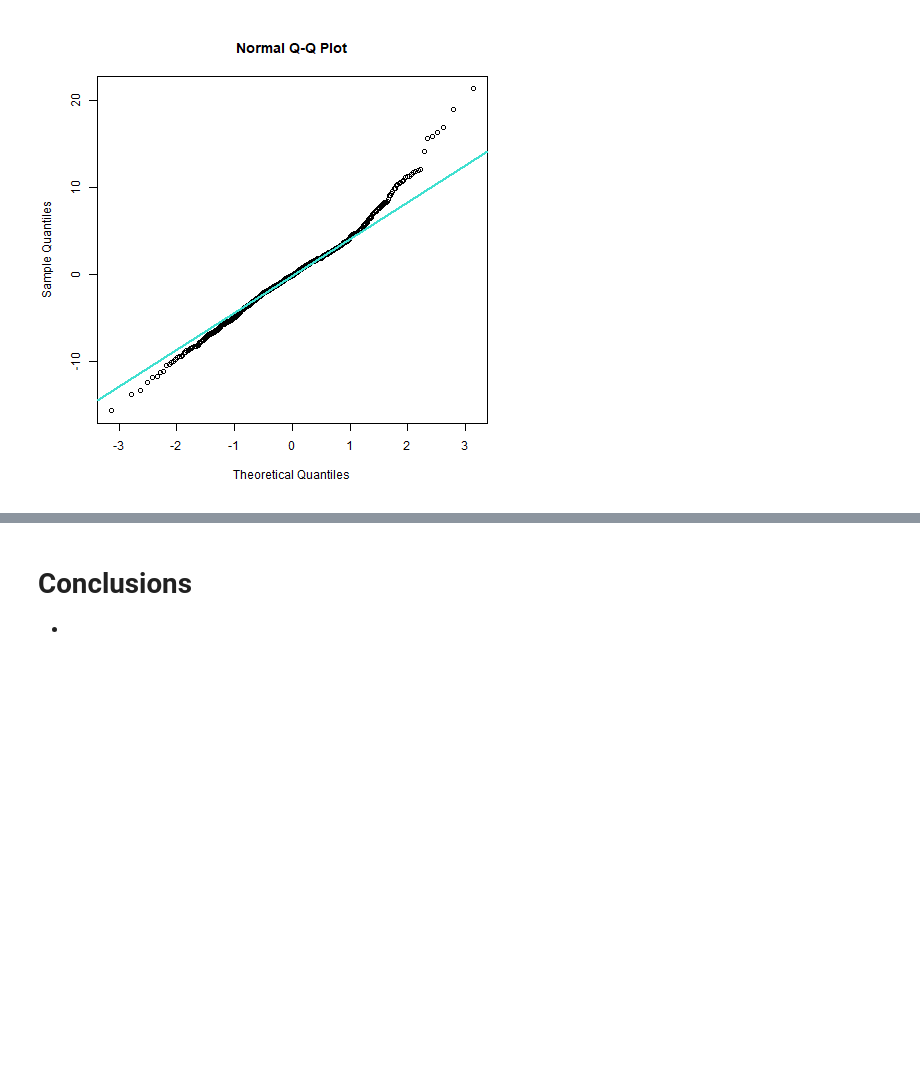
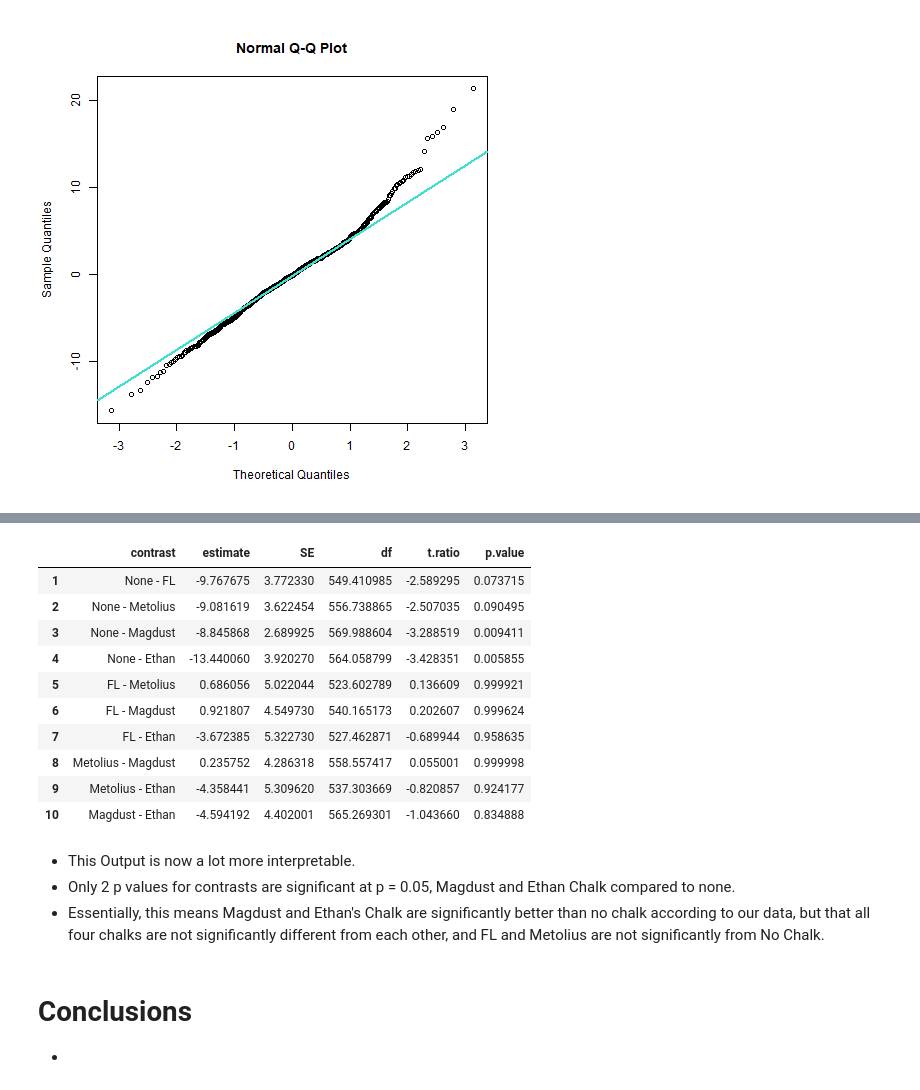
Before and after one commit to another-phytophile/Ethan_Chalk_Project, a Jupyter notebook: Code/Final Report.ipynb, the cells around one changed output, grey strips where cells are left out. Cells and saved outputs as stored; diff of their text form; code cells hidden in the pictures; blank space fills up the shorter version.

```diff
--- a/Code/Final Report.ipynb
+++ b/Code/Final Report.ipynb
@@ -263,10 +247,16 @@ Error while trying to convert the column "Person". Fall back to string conversio
 
 Now we will test assumptions needed for Linear Mixed Models. I will increase power using chalk instead of bChalk initially for testing. So instead of each individual chalk, we are testing whether using chalk at all is significant. This results in control and treatment groups of roughly equal size and removes confounding from type of chalk by ignoring it.
 # %%
-%%R -o resid -o predict
+%%R
+# -o resid -o predict
+Chalk$Day = as.factor(Chalk$Day)
 Chalk$Person = as.factor(Chalk$Person)
-# Now we will test assumptions needed for Linear Mixed Models
+# Now we will test assumptions needed for Linear Mixed Models and the random effects structure
 # First Fit a Full Model of All Relevant Variables and a model without Date to Test Significance of Date
+twoeffects = lmer(Pull~Pinch*Used + (1|Person) + (1 | Person:Day),
+                data = Chalk,
+                REML = FALSE,
+                na.action=na.fail)
 nested = lmer(Pull~Pinch*Used + (1 | Person:Day),
                 data = Chalk,
                 REML = FALSE,
@@ -277,9 +267,20 @@ indep = lmer(Pull~Pinch*Used + (1 | Day) + (1|Person),
                 na.action=na.fail)
 nodate = lmer(Pull~Pinch*Used + (1|Person),
             data = Chalk)
-print(AIC(nested, indep, nodate))
-print(BIC(nested, indep, nodate))
+print(AIC(twoeffects, nested, indep, nodate))
+print(BIC(twoeffects, nested, indep, nodate))
+
 # Very Very Siginificant Effect on Fit, nested random better than crossed random
 resid = summary(nested)$residuals
 predict = predict(nested)
+
+# Test Practical Significance with Effect Size/Fit
+print("Random Intercepts for Person and For Each Person by Day Group")
+r.squaredGLMM(twoeffects) |> print()
+print("Random Intercept for Person by Day Group")
+r.squaredGLMM(nested) |> print()
+print("Random Intercept for Person and Day")
+r.squaredGLMM(indep) |> print()
+print("Random Intercept for Person Only")
+r.squaredGLMM(nodate) |> print()
 # %% [output]
@@ -396,9 +543,15 @@ Signif. codes:  0 '***' 0.001 '**' 0.01 '*' 0.05 '.' 0.1 ' ' 1
 # %%
-%%R -o contrasts -o c_matrix
+%%R -o ccontrasts -o cemmplot
+finalmodel2 = lmer(Pull~log(Pinch) + Chalk + (1 | Person:Day),
+                data = Chalk,
+                REML = TRUE,
+                na.action=na.fail)
+
+
 # Now we do Mean Comparisons
-corCov = vcovCR(partial,type="CR2")
-robustemm = emmeans(partial, specs = ~Chalk, vcov = corCov, type = "response")
-contrasts = pairs(robustemm)
-contrasts |> print()
+ccorCov = vcovCR(finalmodel2,type="CR2")
+crobustemm = emmeans(finalmodel2, specs = ~Chalk, vcov = ccorCov, type = "response")
+ccontrasts = summary(pairs(crobustemm))
+cemmplot = summary(crobustemm, infer = TRUE)
 # %% [output]
 R[write to console]: Kenward-Roger method can't be used with user-supplied covariances
@@ -587,3 +575,21 @@ log(Pull) ~ bChalk + Person + Pinch + (1 | Day) + bChalk:Person +
+# %%
+ccontrasts
+# %% [output]
+|  | contrast | estimate | SE | df | t.ratio | p.value |
+| 1 | None - FL | -9.767675 | 3.772330 | 549.410985 | -2.589295 | 0.073715 |
+| 2 | None - Metolius | -9.081619 | 3.622454 | 556.738865 | -2.507035 | 0.090495 |
+| 3 | None - Magdust | -8.845868 | 2.689925 | 569.988604 | -3.288519 | 0.009411 |
+| 4 | None - Ethan | -13.440060 | 3.920270 | 564.058799 | -3.428351 | 0.005855 |
+| 5 | FL - Metolius | 0.686056 | 5.022044 | 523.602789 | 0.136609 | 0.999921 |
+| 6 | FL - Magdust | 0.921807 | 4.549730 | 540.165173 | 0.202607 | 0.999624 |
+| 7 | FL - Ethan | -3.672385 | 5.322730 | 527.462871 | -0.689944 | 0.958635 |
+| 8 | Metolius - Magdust | 0.235752 | 4.286318 | 558.557417 | 0.055001 | 0.999998 |
+| 9 | Metolius - Ethan | -4.358441 | 5.309620 | 537.303669 | -0.820857 | 0.924177 |
+| 10 | Magdust - Ethan | -4.594192 | 4.402001 | 565.269301 | -1.043660 | 0.834888 |
+# %% [markdown]
+- This Output is now a lot more interpretable.
+- Only 2 p values for contrasts are significant at p = 0.05, Magdust and Ethan Chalk compared to none.
+- Essentially, this means Magdust and Ethan's Chalk are significantly better than no chalk according to our data, but that all four chalks are not significantly different from each other, and FL and Metolius are not significantly from No Chalk.
 # %% [markdown]
 # Conclusions
 -
```
Also changed, not shown: parts of 32 cells of this notebook.
